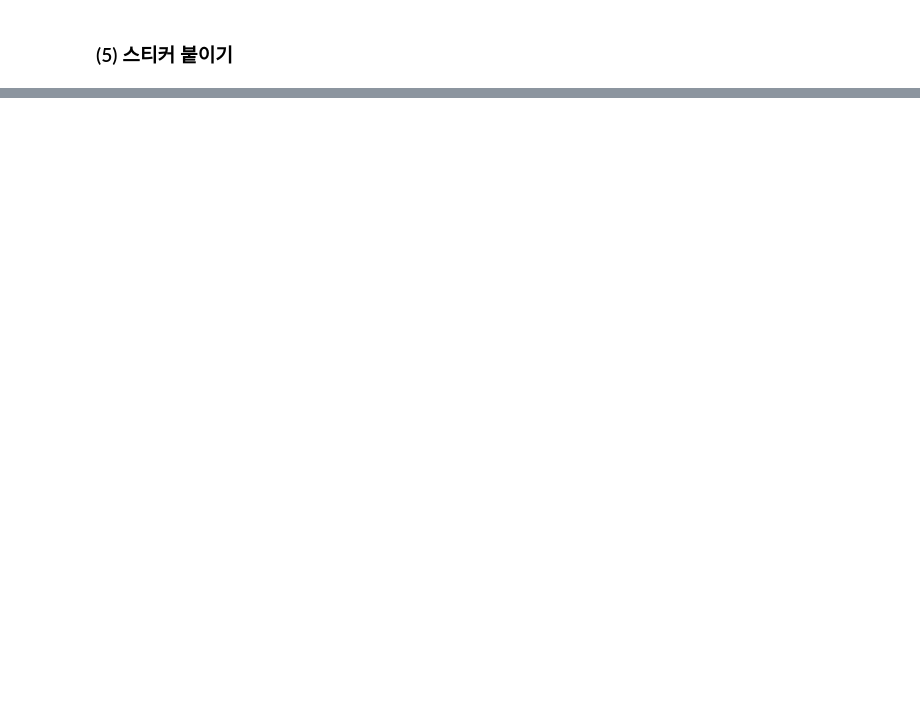
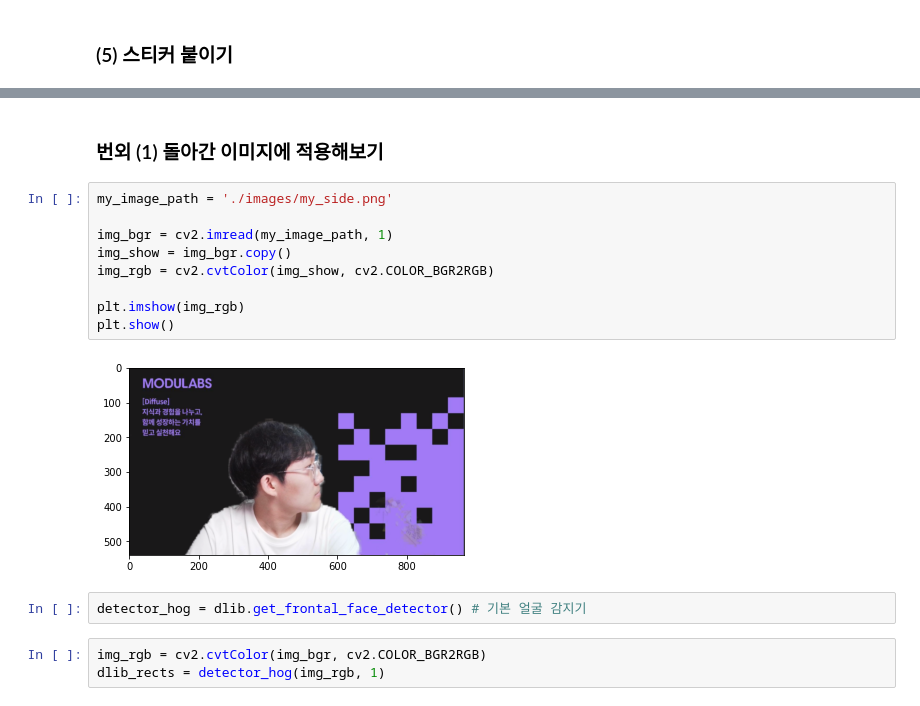
Before and after one commit to yeonseokChoe/2023-AIFFEL-QUEST, a Jupyter notebook: ExplorationQUEST03/Project3.ipynb, the cells around one changed output, grey strips where cells are left out. Drawn from its saved outputs; the diff is of its cells as text; blank space fills up the shorter version.

```diff
--- a/ExplorationQUEST03/Project3.ipynb
+++ b/ExplorationQUEST03/Project3.ipynb
@@ -144,0 +145,18 @@ plt.show()
+# %% [markdown]
+### 번외 (1) 돌아간 이미지에 적용해보기
+# %%
+my_image_path = './images/my_side.png'
+
+img_bgr = cv2.imread(my_image_path, 1)
+img_show = img_bgr.copy()
+img_rgb = cv2.cvtColor(img_show, cv2.COLOR_BGR2RGB)
+
+plt.imshow(img_rgb)
+plt.show()
+# %% [output]
+[figure, added]
+# %%
+detector_hog = dlib.get_frontal_face_detector() # 기본 얼굴 감지기
+# %%
+img_rgb = cv2.cvtColor(img_bgr, cv2.COLOR_BGR2RGB)
+dlib_rects = detector_hog(img_rgb, 1)
```
Also changed, not shown: parts of 60 cells of this notebook, 2 other files.
